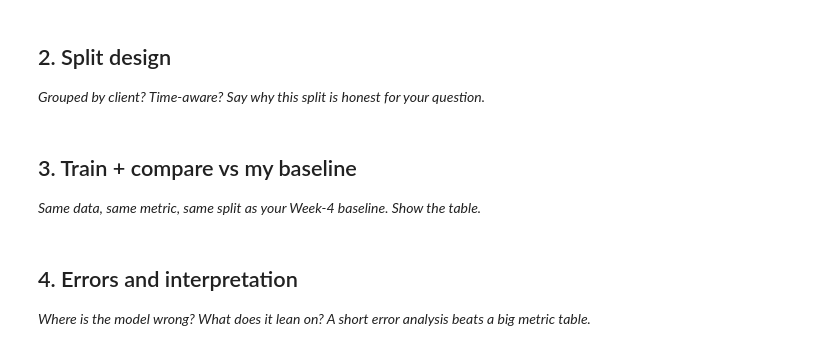
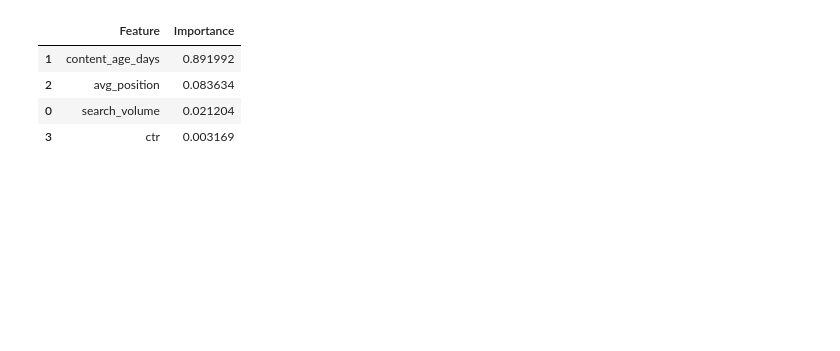
Before and after one commit to HashamHassan-01/flyrank-ml-internship-hasham, a Jupyter notebook: work/notebooks/w05_model.ipynb, the cells around one changed output. Drawn from its saved outputs; the diff is of its cells as text; code cells hidden in the pictures; blank space fills up the shorter version.

Commit message:
Complete Week 5 Capstone Modeling notebook

```diff
--- a/work/notebooks/w05_model.ipynb
+++ b/work/notebooks/w05_model.ipynb
@@ -12,0 +41,7 @@ This skeleton is yours to fill. Work the sections **in order** — each one has
+# %%
+import pandas as pd
+
+df = pd.read_csv("./data/raw/content_refresh_anonymized.csv")
+
+print(df.shape)
+df.head()
@@ -12,0 +193,22 @@ This skeleton is yours to fill. Work the sections **in order** — each one has
+# %%
+# Train the Random Forest model
+model = RandomForestRegressor(
+    n_estimators=100,
+    random_state=42
+)
+
+# Train the model
+model.fit(X_train, y_train)
+
+# Make predictions
+y_pred = model.predict(X_test)
+
+print("Model trained successfully!")
+
+# Show a few predictions
+results = pd.DataFrame({
+    "Actual": y_test.values[:10],
+    "Predicted": y_pred[:10]
+})
+
+results
@@ -13,7 +275,23 @@ This skeleton is yours to fill. Work the sections **in order** — each one has
 # %%
 # This cell is for CODE (numbers, a query, a check).
 # Write your text answer in the cell ABOVE this one — typing sentences here breaks Run All.
+
+# Feature Importance
+
+importance = pd.DataFrame({
+    "Feature": X.columns,
+    "Importance": model.feature_importances_
+})
+
+importance = importance.sort_values(
+    by="Importance",
+    ascending=False
+)
+
+importance
+# %% [output]
+|  | Feature | Importance |
+| 1 | content_age_days | 0.891992 |
+| 2 | avg_position | 0.083634 |
+| 0 | search_volume | 0.021204 |
+| 3 | ctr | 0.003169 |
-# %% [markdown]
-## 2. Split design
-
-*Grouped by client? Time-aware? Say why this split is honest for your question.*
@@ -23,4 +297,0 @@ This skeleton is yours to fill. Work the sections **in order** — each one has
-# %% [markdown]
-## 3. Train + compare vs my baseline
-
-*Same data, same metric, same split as your Week-4 baseline. Show the table.*
@@ -30,4 +297,0 @@ This skeleton is yours to fill. Work the sections **in order** — each one has
-# %% [markdown]
-## 4. Errors and interpretation
-
-*Where is the model wrong? What does it lean on? A short error analysis beats a big metric table.*
```
Also changed, not shown: parts of 25 cells of this notebook.
